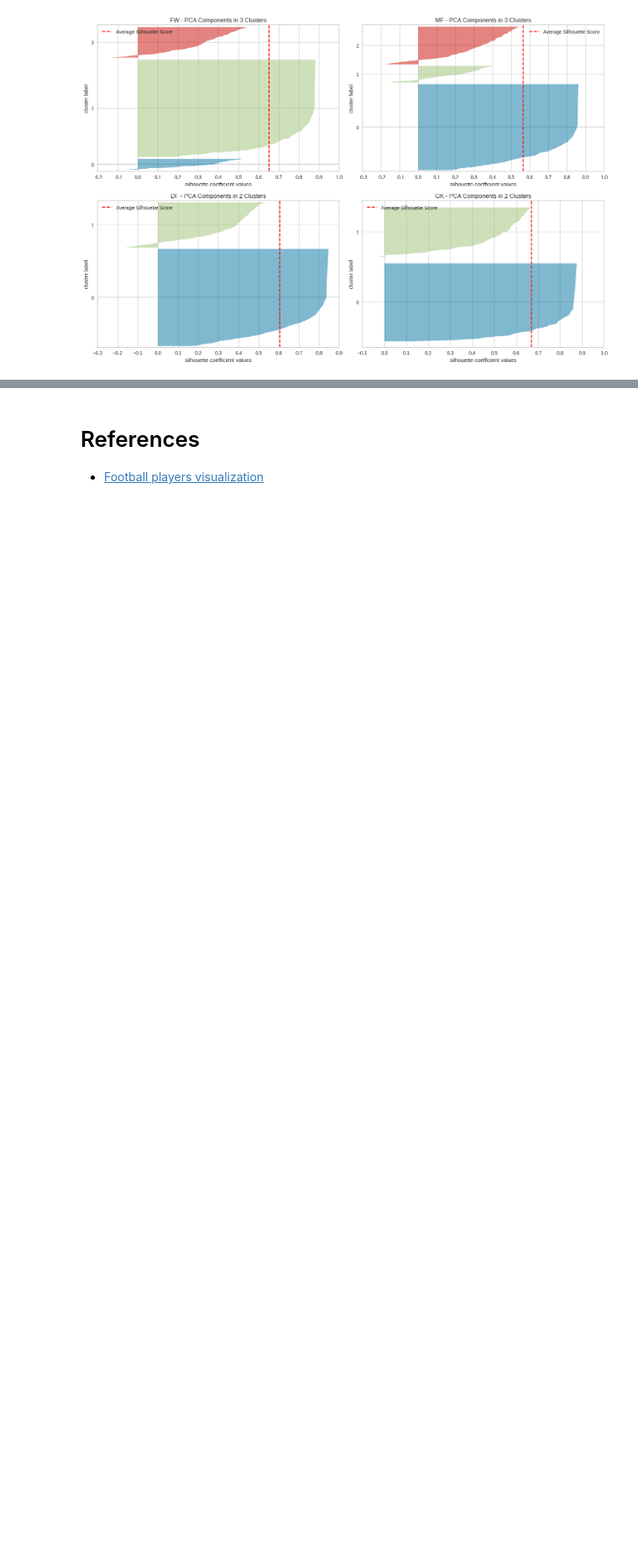
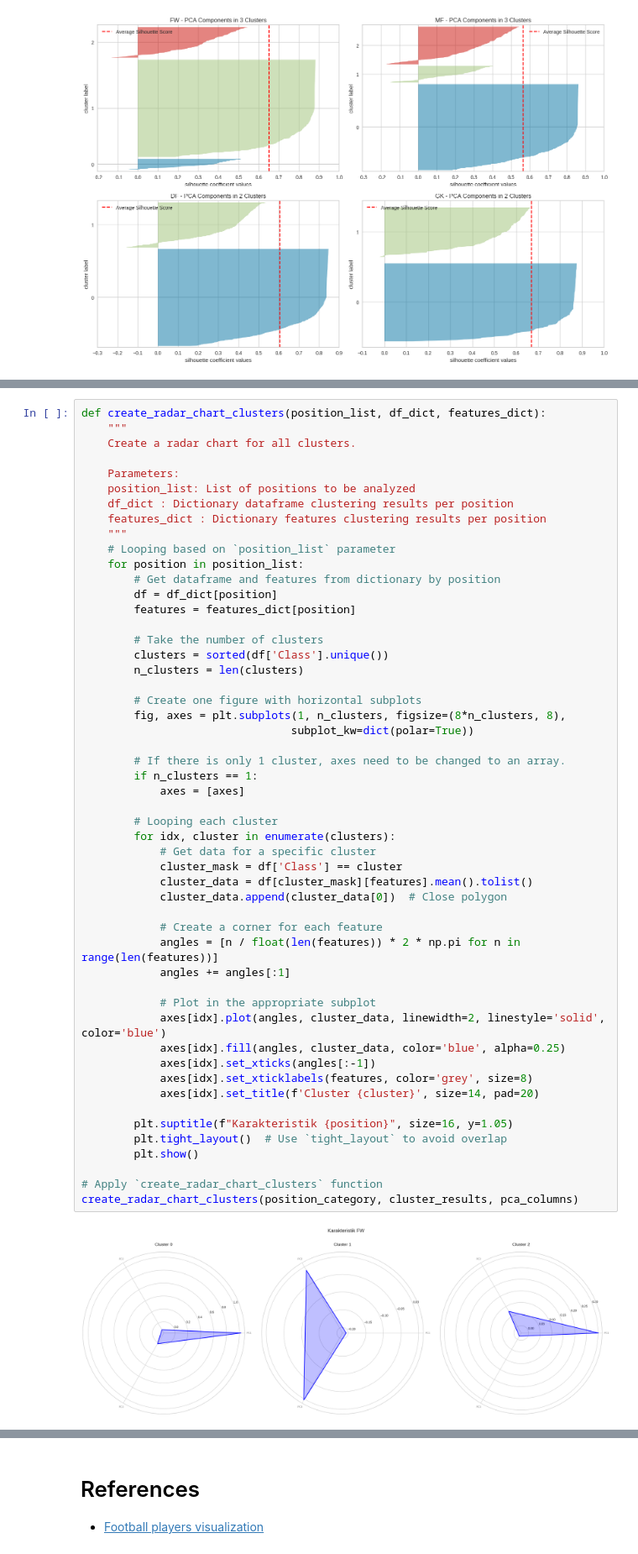
Before and after one commit to marifr25/dicoding_project, a Jupyter notebook: Clustering_Pemain_Sepakbola_Eropa/Kaggle_Version/Clustering_of_Football_Player_Statistics.ipynb, the cells around one changed output, grey strips where cells are left out. Shown at 84% size. Saved outputs shown, nothing was run; the diff lists cells and outputs as text; blank space fills up the shorter version.

```diff
--- a/Clustering_Pemain_Sepakbola_Eropa/Kaggle_Version/Clustering_of_Football_Player_Statistics.ipynb
+++ b/Clustering_Pemain_Sepakbola_Eropa/Kaggle_Version/Clustering_of_Football_Player_Statistics.ipynb
@@ -1065,0 +1235,54 @@ plot_pca_silhouette(position_category, fps_pca, pca_columns, clusters_by_positio
+# %%
+def create_radar_chart_clusters(position_list, df_dict, features_dict):
+    """
+    Create a radar chart for all clusters.
+
+    Parameters:
+    position_list: List of positions to be analyzed
+    df_dict : Dictionary dataframe clustering results per position
+    features_dict : Dictionary features clustering results per position
+    """
+    # Looping based on `position_list` parameter
+    for position in position_list:
+        # Get dataframe and features from dictionary by position
+        df = df_dict[position]
+        features = features_dict[position]
+
+        # Take the number of clusters
+        clusters = sorted(df['Class'].unique())
+        n_clusters = len(clusters)
+
+        # Create one figure with horizontal subplots
+        fig, axes = plt.subplots(1, n_clusters, figsize=(8*n_clusters, 8),
+                                subplot_kw=dict(polar=True))
+
+        # If there is only 1 cluster, axes need to be changed to an array.
+        if n_clusters == 1:
+            axes = [axes]
+
+        # Looping each cluster
+        for idx, cluster in enumerate(clusters):
+            # Get data for a specific cluster
+            cluster_mask = df['Class'] == cluster
+            cluster_data = df[cluster_mask][features].mean().tolist()
+            cluster_data.append(cluster_data[0])  # Close polygon
+
+            # Create a corner for each feature
+            angles = [n / float(len(features)) * 2 * np.pi for n in range(len(features))]
+            angles += angles[:1]
+
+            # Plot in the appropriate subplot
+            axes[idx].plot(angles, cluster_data, linewidth=2, linestyle='solid', color='blue')
+            axes[idx].fill(angles, cluster_data, color='blue', alpha=0.25)
+            axes[idx].set_xticks(angles[:-1])
+            axes[idx].set_xticklabels(features, color='grey', size=8)
+            axes[idx].set_title(f'Cluster {cluster}', size=14, pad=20)
+
+        plt.suptitle(f"Karakteristik {position}", size=16, y=1.05)
+        plt.tight_layout()  # Use `tight_layout` to avoid overlap
+        plt.show()
+
+# Apply `create_radar_chart_clusters` function
+create_radar_chart_clusters(position_category, cluster_results, pca_columns)
+# %% [output]
+[figure, added]
```
Also changed, not shown: parts of 7 cells of this notebook.
